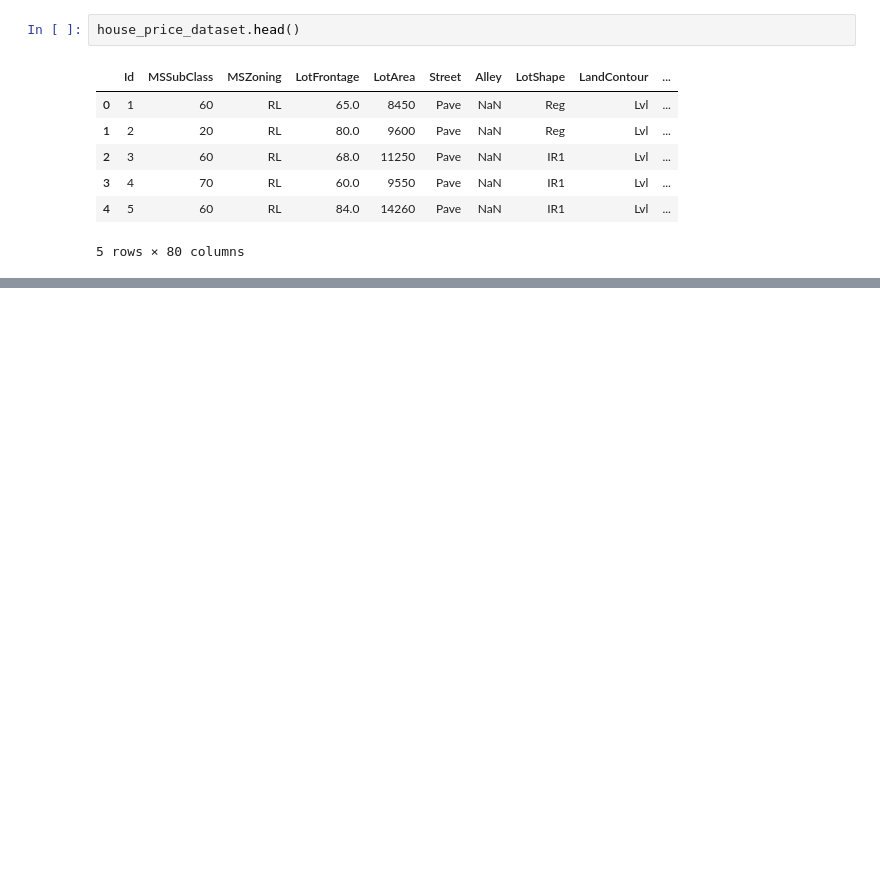
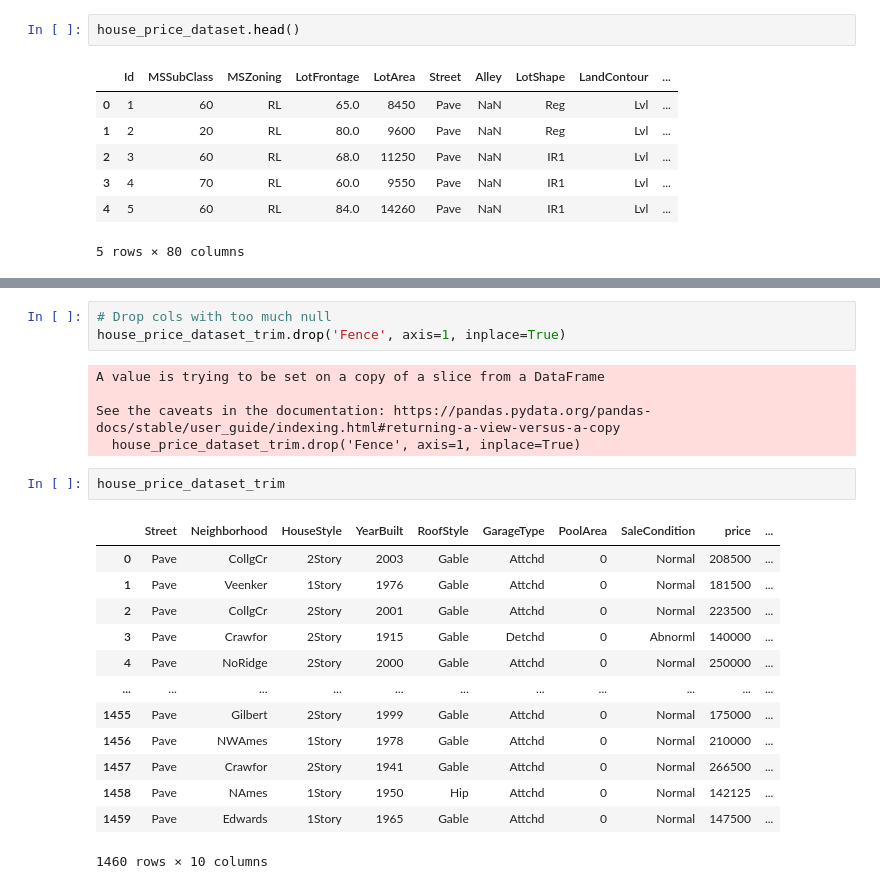
Before and after one commit to Aifedayo/data-science-maths, a Jupyter notebook: Projects/XGBoost-house-pred.ipynb, the cells around one changed output, grey strips where cells are left out. Cells and saved outputs as stored; diff of their text form; blank space fills up the shorter version.

```diff
--- a/Projects/XGBoost-house-pred.ipynb
+++ b/Projects/XGBoost-house-pred.ipynb
@@ -36,0 +147,24 @@ house_price_dataset.head()
+# %%
+# Drop cols with too much null
+house_price_dataset_trim.drop('Fence', axis=1, inplace=True)
+# %% [output]
+A value is trying to be set on a copy of a slice from a DataFrame
+
+See the caveats in the documentation: https://pandas.pydata.org/pandas-docs/stable/user_guide/indexing.html#returning-a-view-versus-a-copy
+  house_price_dataset_trim.drop('Fence', axis=1, inplace=True)
+# %%
+house_price_dataset_trim
+# %% [output]
+|  | Street | Neighborhood | HouseStyle | YearBuilt | RoofStyle | GarageType | PoolArea | SaleCondition | price | ... |
+| 0 | Pave | CollgCr | 2Story | 2003 | Gable | Attchd | 0 | Normal | 208500 | ... |
+| 1 | Pave | Veenker | 1Story | 1976 | Gable | Attchd | 0 | Normal | 181500 | ... |
+| 2 | Pave | CollgCr | 2Story | 2001 | Gable | Attchd | 0 | Normal | 223500 | ... |
+| 3 | Pave | Crawfor | 2Story | 1915 | Gable | Detchd | 0 | Abnorml | 140000 | ... |
+| 4 | Pave | NoRidge | 2Story | 2000 | Gable | Attchd | 0 | Normal | 250000 | ... |
+| ... | ... | ... | ... | ... | ... | ... | ... | ... | ... | ... |
+| 1455 | Pave | Gilbert | 2Story | 1999 | Gable | Attchd | 0 | Normal | 175000 | ... |
+| 1456 | Pave | NWAmes | 1Story | 1978 | Gable | Attchd | 0 | Normal | 210000 | ... |
+| 1457 | Pave | Crawfor | 2Story | 1941 | Gable | Attchd | 0 | Normal | 266500 | ... |
+| 1458 | Pave | NAmes | 1Story | 1950 | Hip | Attchd | 0 | Normal | 142125 | ... |
+| 1459 | Pave | Edwards | 1Story | 1965 | Gable | Attchd | 0 | Normal | 147500 | ... |
+1460 rows × 10 columns
```
Also changed, not shown: parts of 31 cells of this notebook, 1 other file.
